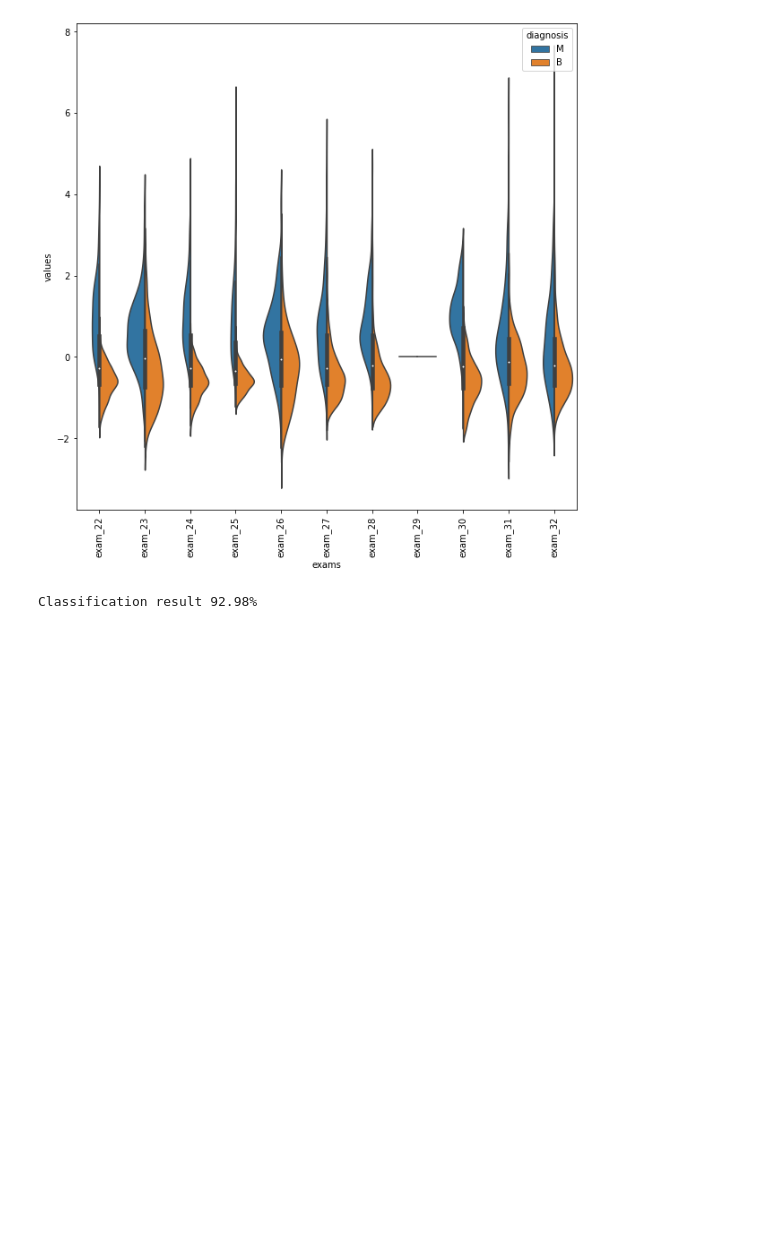
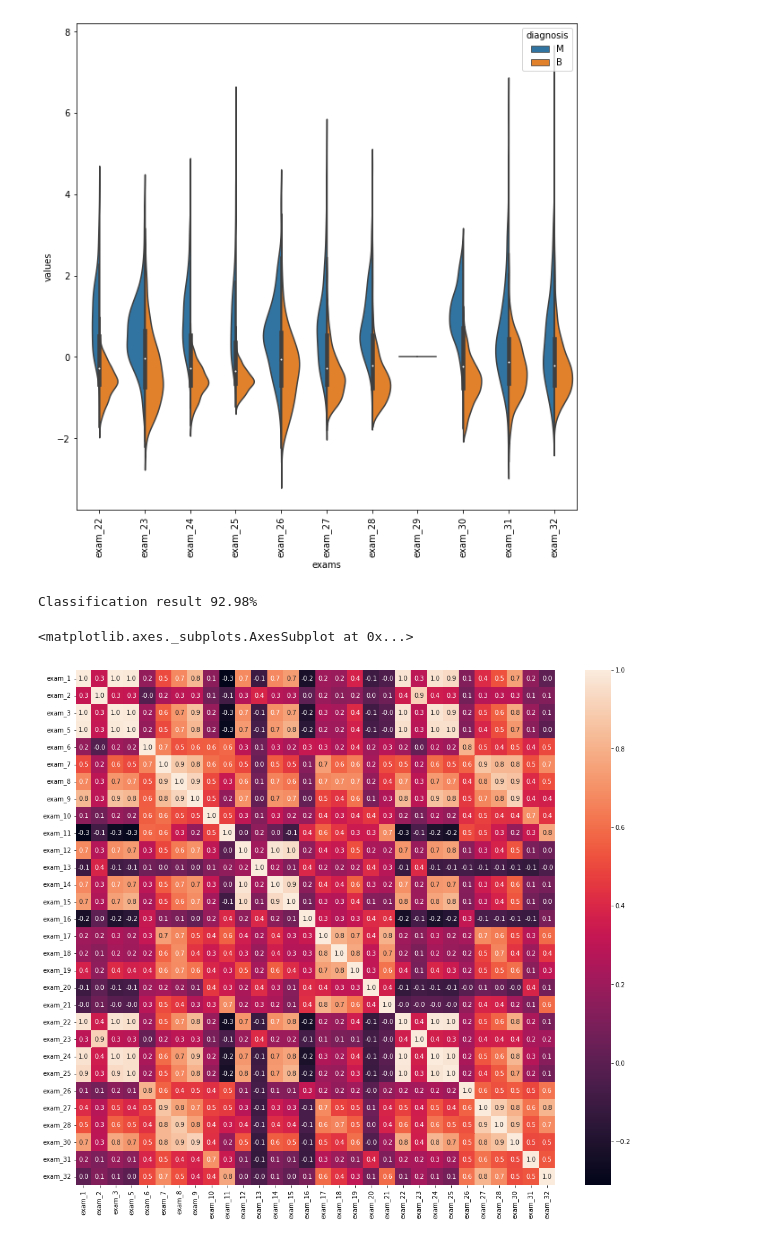
Before and after one commit to vazaee/multidimensional-data, a Jupyter notebook: multidimensional_data.ipynb, the cells around one changed output. Drawn from its saved outputs; the diff is of its cells as text; code cells hidden in the pictures; blank space fills up the shorter version.

```diff
--- a/multidimensional_data.ipynb
+++ b/multidimensional_data.ipynb
@@ -122,3 +122,10 @@ def classification(values):
 classification(exams_values_v3)
 # %% [output]
 Classification result 92.98%
+# %%
+correlation_matrix = exams_values_v3.corr()
+plt.figure(figsize = (17, 15))
+sns.heatmap(correlation_matrix, annot = True, fmt = ".1f")
+# %% [output]
+<matplotlib.axes._subplots.AxesSubplot at 0x...>
+[figure, added]
```
Also changed, not shown: parts of 6 cells of this notebook.
